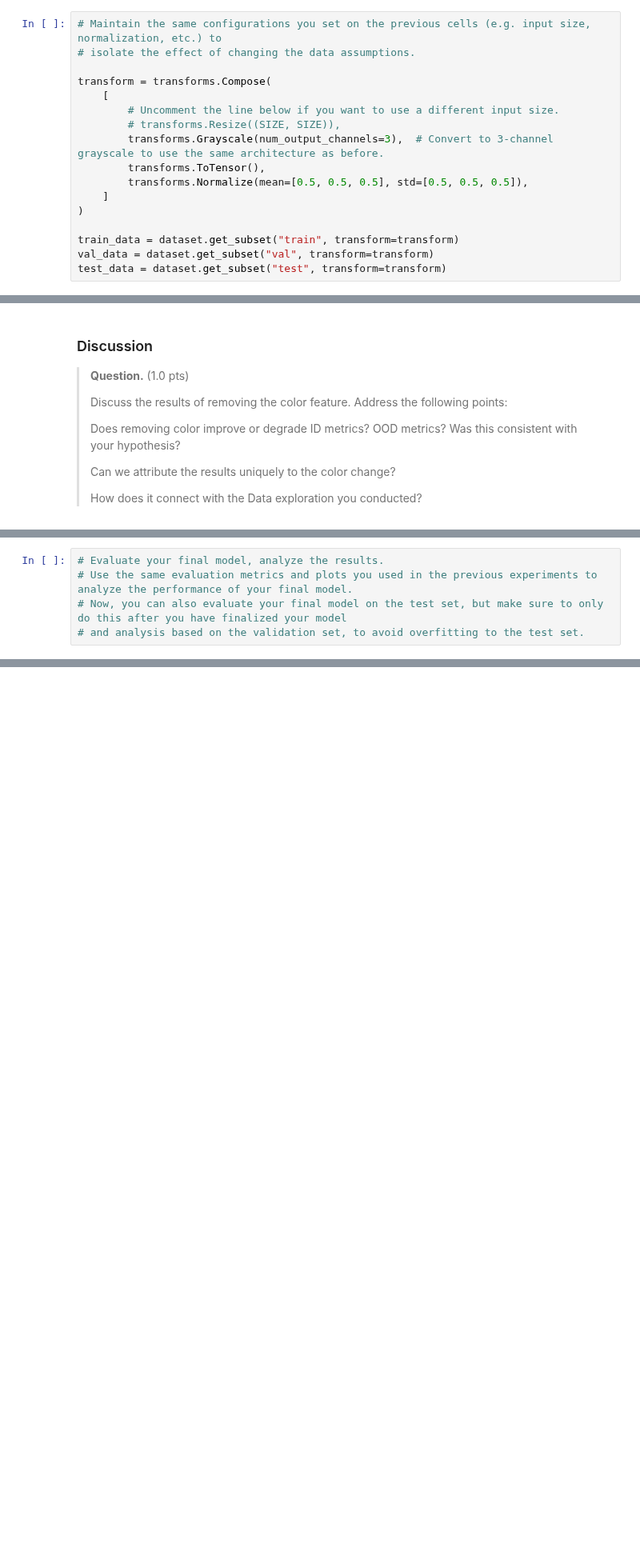
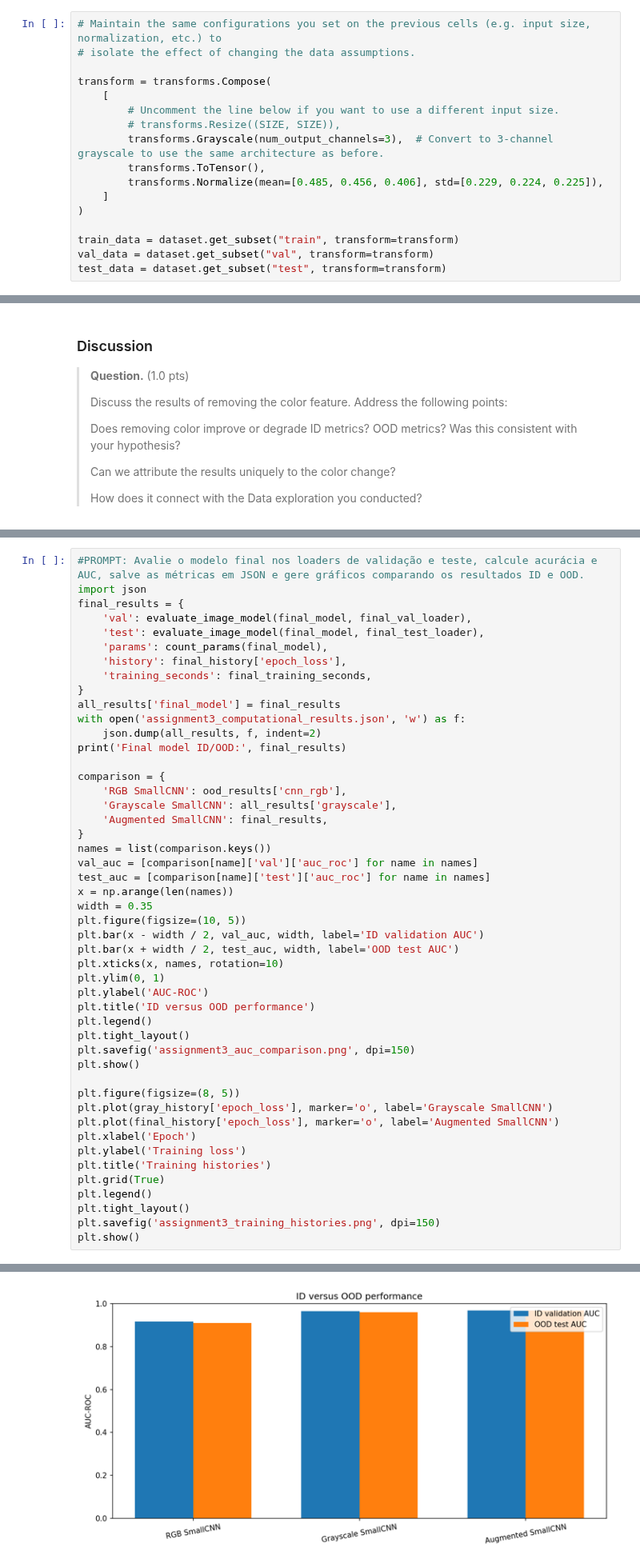
Before and after one commit to thidorta/mc886-projects, a Jupyter notebook: project3/mc886_1s2026_assignment_3.ipynb, the cells around one changed output, grey strips where cells are left out. Shown at 80% size. Drawn from its saved outputs; the diff is of its cells as text; blank space fills up the shorter version.

Commit message:
feat(project3): complete assignment 3 experiments

```diff
--- a/project3/mc886_1s2026_assignment_3.ipynb
+++ b/project3/mc886_1s2026_assignment_3.ipynb
@@ -1338,7 +1338,7 @@ transform = transforms.Compose(
         # transforms.Resize((SIZE, SIZE)),
         transforms.Grayscale(num_output_channels=3),  # Convert to 3-channel grayscale to use the same architecture as before.
         transforms.ToTensor(),
-        transforms.Normalize(mean=[0.5, 0.5, 0.5], std=[0.5, 0.5, 0.5]),
+        transforms.Normalize(mean=[0.485, 0.456, 0.406], std=[0.229, 0.224, 0.225]),
     ]
 )
 
@@ -1404,5 +1547,49 @@ train.
 # %%
-# Evaluate your final model, analyze the results.
-# Use the same evaluation metrics and plots you used in the previous experiments to analyze the performance of your final model.
-# Now, you can also evaluate your final model on the test set, but make sure to only do this after you have finalized your model
-# and analysis based on the validation set, to avoid overfitting to the test set.
+#PROMPT: Avalie o modelo final nos loaders de validação e teste, calcule acurácia e AUC, salve as métricas em JSON e gere gráficos comparando os resultados ID e OOD.
+import json
+final_results = {
+    'val': evaluate_image_model(final_model, final_val_loader),
+    'test': evaluate_image_model(final_model, final_test_loader),
+    'params': count_params(final_model),
+    'history': final_history['epoch_loss'],
+    'training_seconds': final_training_seconds,
+}
+all_results['final_model'] = final_results
+with open('assignment3_computational_results.json', 'w') as f:
+    json.dump(all_results, f, indent=2)
+print('Final model ID/OOD:', final_results)
+
+comparison = {
+    'RGB SmallCNN': ood_results['cnn_rgb'],
+    'Grayscale SmallCNN': all_results['grayscale'],
+    'Augmented SmallCNN': final_results,
+}
+names = list(comparison.keys())
+val_auc = [comparison[name]['val']['auc_roc'] for name in names]
+test_auc = [comparison[name]['test']['auc_roc'] for name in names]
+x = np.arange(len(names))
+width = 0.35
+plt.figure(figsize=(10, 5))
+plt.bar(x - width / 2, val_auc, width, label='ID validation AUC')
+plt.bar(x + width / 2, test_auc, width, label='OOD test AUC')
+plt.xticks(x, names, rotation=10)
+plt.ylim(0, 1)
+plt.ylabel('AUC-ROC')
+plt.title('ID versus OOD performance')
+plt.legend()
+plt.tight_layout()
+plt.savefig('assignment3_auc_comparison.png', dpi=150)
+plt.show()
+
+plt.figure(figsize=(8, 5))
+plt.plot(gray_history['epoch_loss'], marker='o', label='Grayscale SmallCNN')
+plt.plot(final_history['epoch_loss'], marker='o', label='Augmented SmallCNN')
+plt.xlabel('Epoch')
+plt.ylabel('Training loss')
+plt.title('Training histories')
+plt.grid(True)
+plt.legend()
+plt.tight_layout()
+plt.savefig('assignment3_training_histories.png', dpi=150)
+plt.show()
+# %% [output]
@@ -1408,0 +1597 @@ train.
+[figure, added]
```
Also changed, not shown: parts of 10 cells of this notebook.
